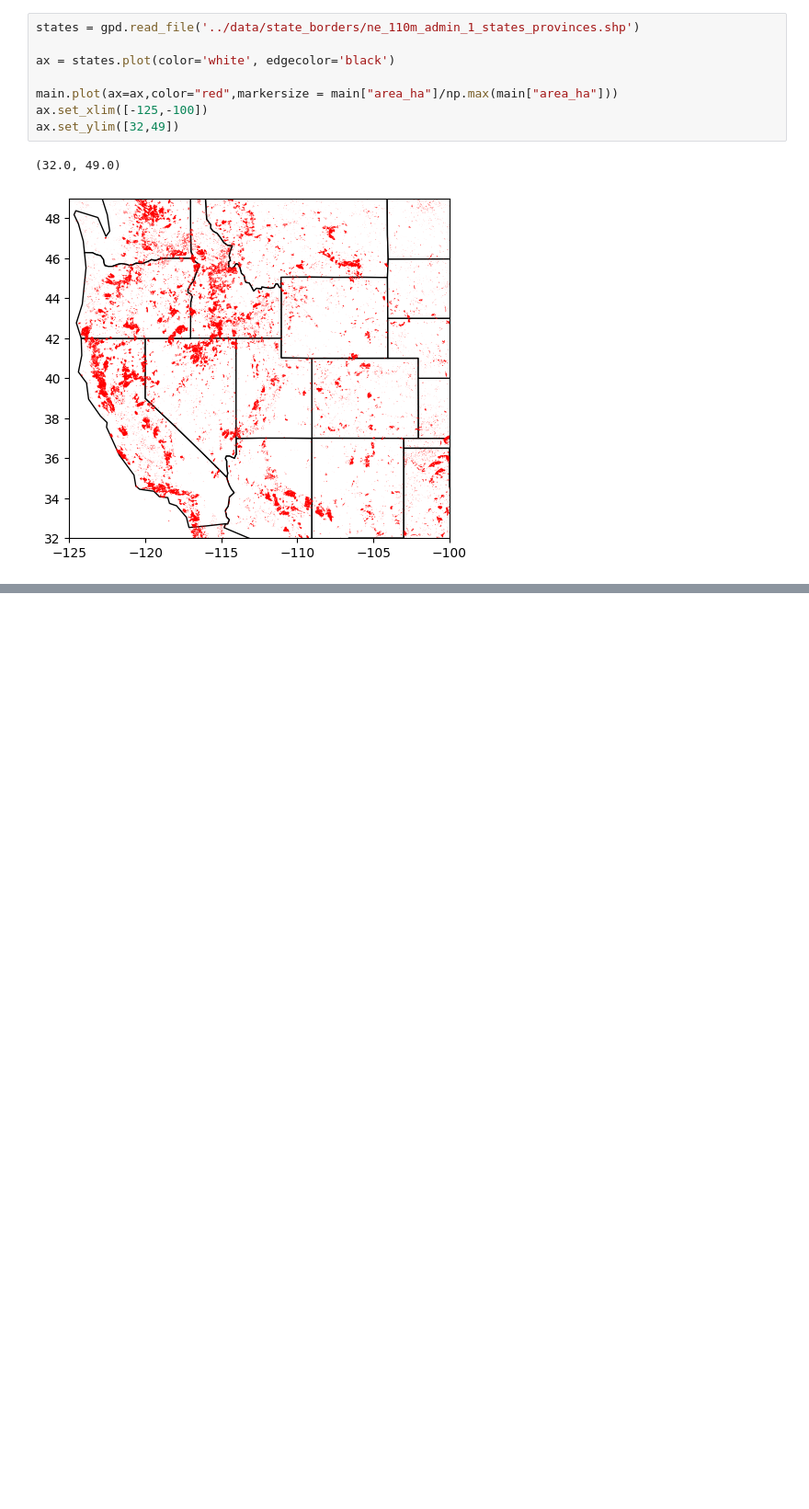
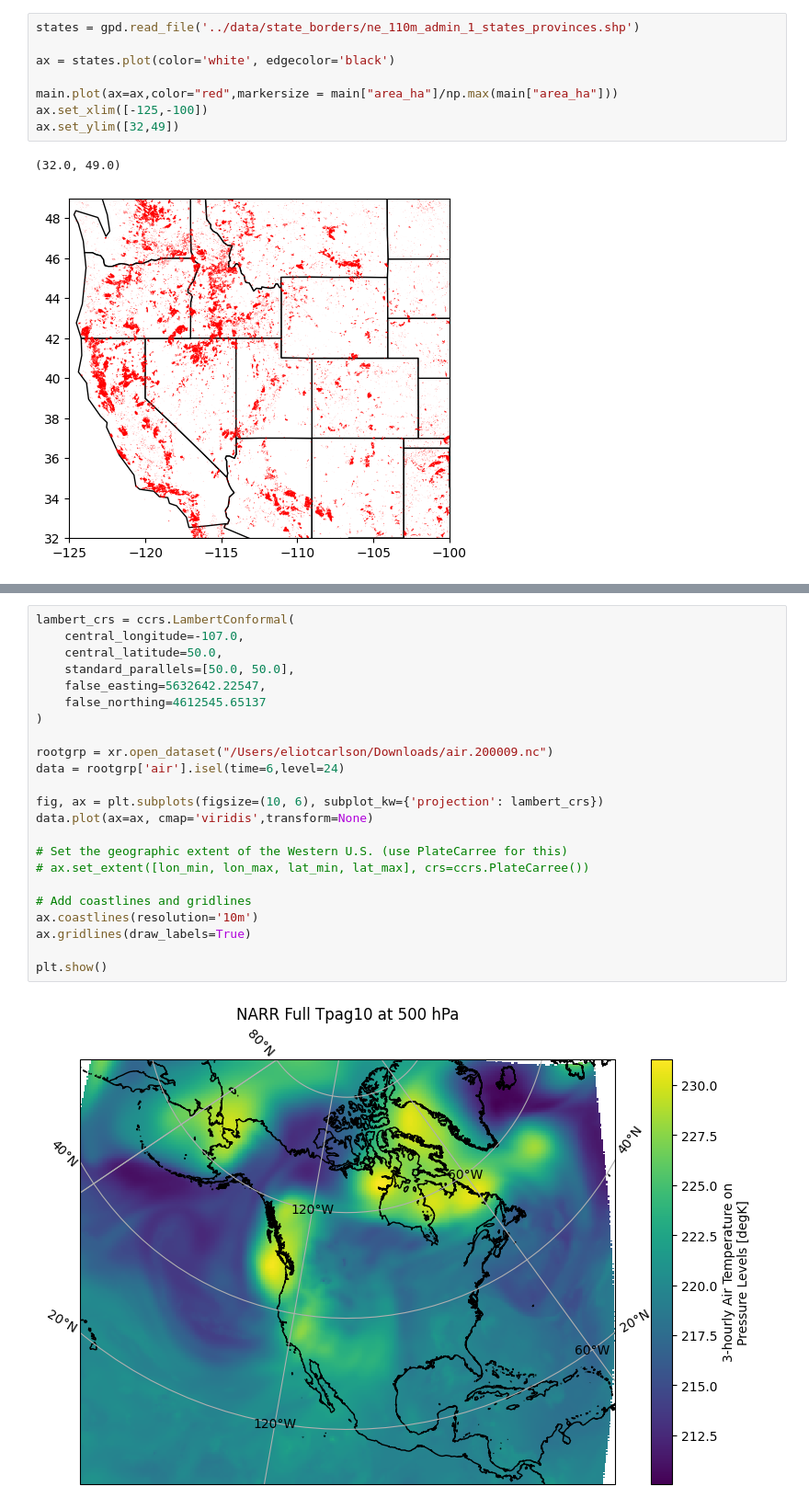
Before and after one commit to cloud-seeding/EDA, a Jupyter notebook: eliot_eda.ipynb, the cells around one changed output, grey strips where cells are left out. Shown at 92% size. Saved outputs shown, nothing was run; the diff lists cells and outputs as text; blank space fills up the shorter version.

```diff
--- a/eliot_eda.ipynb
+++ b/eliot_eda.ipynb
@@ -189,0 +177,25 @@ ax.set_ylim([32,49])
+# %%
+lambert_crs = ccrs.LambertConformal(
+    central_longitude=-107.0,
+    central_latitude=50.0,
+    standard_parallels=[50.0, 50.0],
+    false_easting=5632642.22547,
+    false_northing=4612545.65137
+)
+
+rootgrp = xr.open_dataset("/Users/eliotcarlson/Downloads/air.200009.nc")
+data = rootgrp['air'].isel(time=6,level=24)
+
+fig, ax = plt.subplots(figsize=(10, 6), subplot_kw={'projection': lambert_crs})
+data.plot(ax=ax, cmap='viridis',transform=None)
+
+# Set the geographic extent of the Western U.S. (use PlateCarree for this)
+# ax.set_extent([lon_min, lon_max, lat_min, lat_max], crs=ccrs.PlateCarree())
+
+# Add coastlines and gridlines
+ax.coastlines(resolution='10m')
+ax.gridlines(draw_labels=True)
+
+plt.show()
+# %% [output]
+[figure, added]
```
Also changed, not shown: parts of 17 cells of this notebook.
